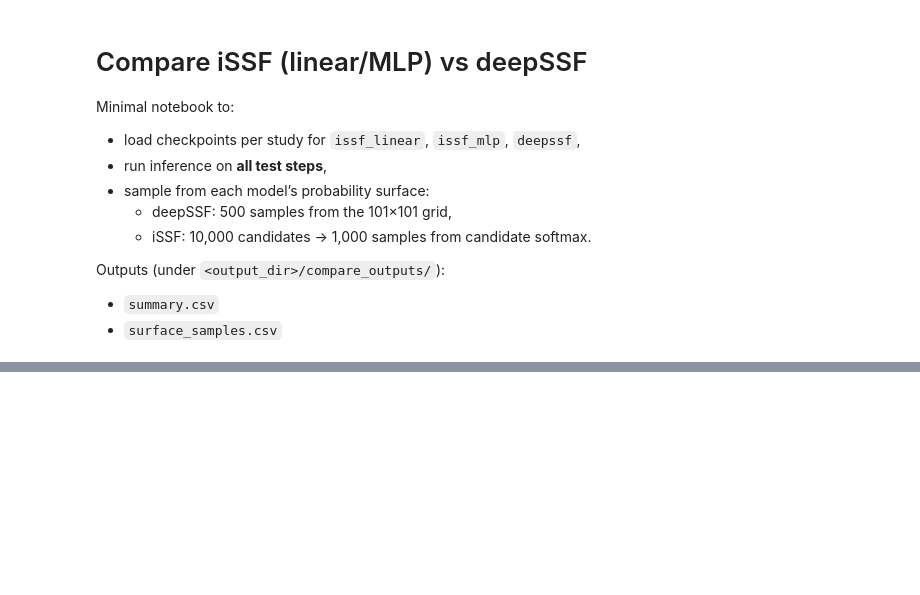
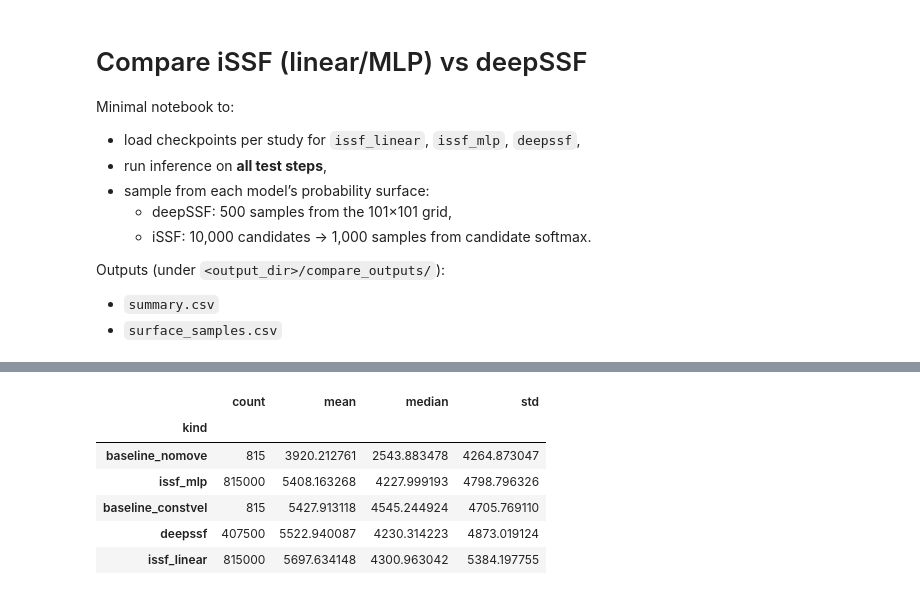
Before and after one commit to justinkay/movebench, a Jupyter notebook: notebooks/compare_ssf_outputs.ipynb, the cells around one changed output, grey strips where cells are left out. Drawn from its saved outputs; the diff is of its cells as text; code cells hidden in the pictures; blank space fills up the shorter version.

```diff
--- a/notebooks/compare_ssf_outputs.ipynb
+++ b/notebooks/compare_ssf_outputs.ipynb
@@ -363,0 +444,50 @@ display(df_surf.head(20))
+# %%
+import numpy as np, pandas as pd
+from movebench import Study
+from movebench.trajectories import SET_COL, TIME_COL, POINT_ID_COL, select_step_starts, compute_movement_features
+
+truth = df_surf_l2[["study_id", "step_idx", "dx_true_m", "dy_true_m"]].drop_duplicates()
+s = cfg["datasets"]["issf"]["sampler"]
+
+rows = []
+for sid in truth["study_id"].astype(str).unique():
+    st = Study(sid)
+    df = pd.read_csv(st.trajectories_path)
+    df[TIME_COL] = pd.to_datetime(df[TIME_COL], errors="coerce")
+    df = df.dropna(subset=[TIME_COL])
+    df_test = df[df[SET_COL] == "test"].copy()
+
+    steps = select_step_starts(
+        df_test.copy(),
+        step_multiplier=float(s["step_multiplier"]),
+        step_q=float(s["step_q"]),
+        gap_q=float(s["gap_q"]),
+    )
+    d = compute_movement_features(
+        df_test.copy(),
+        step_multiplier=float(s["step_multiplier"]),
+        step_q=float(s["step_q"]),
+        gap_q=float(s["gap_q"]),
+    )
+    sl_prev = d.set_index(POINT_ID_COL)["step_length_m"]  # prev-step length into each point (m)
+
+    for i in sorted(truth.loc[truth.study_id == sid, "step_idx"].astype(int).unique()):
+        rows.append({"study_id": sid, "step_idx": int(i), "kind": "baseline_nomove", "dx_m": 0.0, "dy_m": 0.0})
+        r = steps.iloc[int(i)]
+        sl = float(sl_prev.get(int(r.point_id_start), np.nan))
+        b = float(r.start_bearing)
+        rows.append({"study_id": sid, "step_idx": int(i), "kind": "baseline_constvel", "dx_m": sl * np.sin(b), "dy_m": sl * np.cos(b)})
+
+baselines = pd.DataFrame(rows).merge(truth, on=["study_id", "step_idx"], how="left")
+baselines["l2_m"] = np.hypot(baselines["dx_m"] - baselines["dx_true_m"], baselines["dy_m"] - baselines["dy_true_m"])
+
+df_surf_l2_plus = pd.concat([df_surf_l2, baselines], ignore_index=True)
+display(df_surf_l2_plus.groupby("kind")["l2_m"].agg(["count", "mean", "median", "std"]).sort_values("mean"))
+# %% [output]
+|  | count | mean | median | std |
+| kind |  |  |  |  |
+| baseline_nomove | 815 | 3920.212761 | 2543.883478 | 4264.873047 |
+| issf_mlp | 815000 | 5408.163268 | 4227.999193 | 4798.796326 |
+| baseline_constvel | 815 | 5427.913118 | 4545.244924 | 4705.769110 |
+| deepssf | 407500 | 5522.940087 | 4230.314223 | 4873.019124 |
+| issf_linear | 815000 | 5697.634148 | 4300.963042 | 5384.197755 |
```
Also changed, not shown: parts of 5 cells of this notebook.
